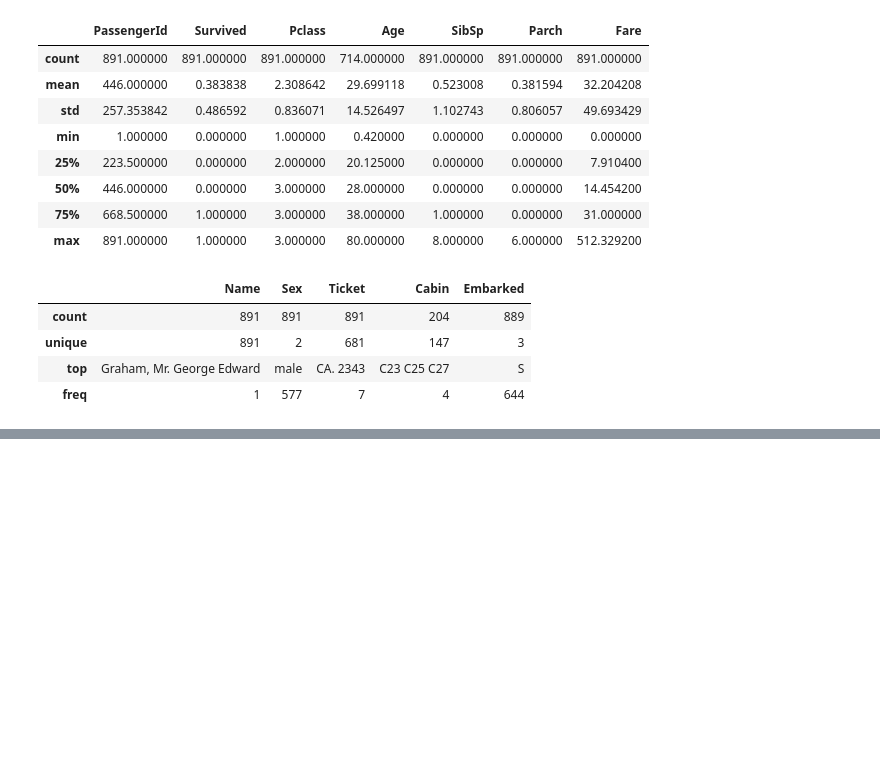
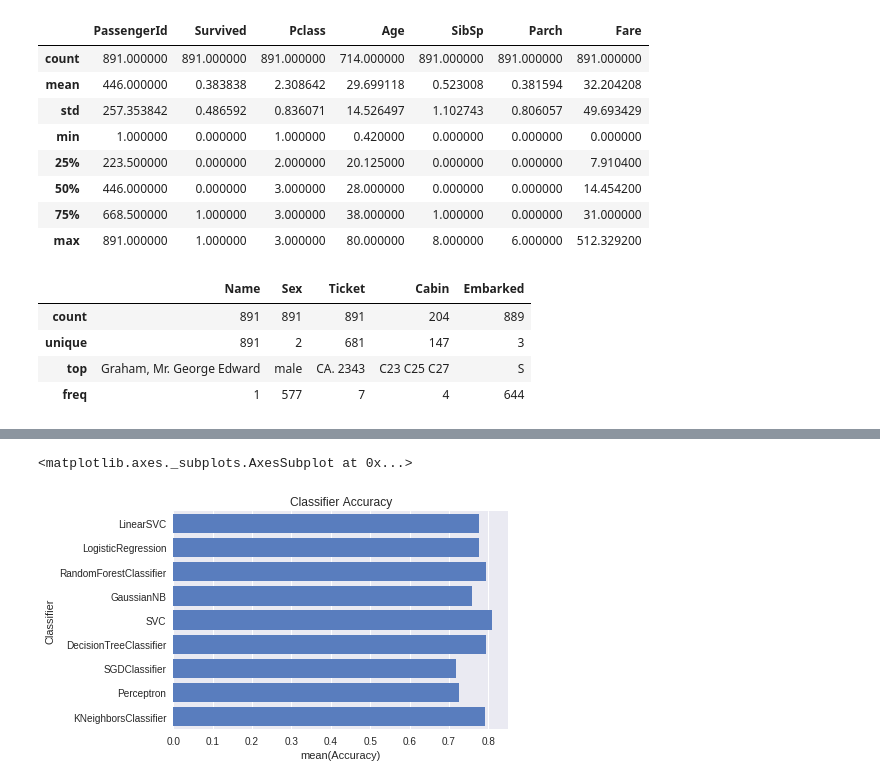
Before and after one commit to RathanakSreang/MachineLearning, a Jupyter notebook: kaggle/titanic/titanic.ipynb, the cells around one changed output, grey strips where cells are left out. Drawn from its saved outputs; the diff is of its cells as text; code cells hidden in the pictures; blank space fills up the shorter version.

```diff
--- a/kaggle/titanic/titanic.ipynb
+++ b/kaggle/titanic/titanic.ipynb
@@ -23 +23,5 @@ dataset = pd.read_csv('train.csv')
+# %%
+train_df = pd.read_csv('train.csv')
+test_df = pd.read_csv('test.csv')
+full_data = [train_df, test_df]
 # %%
@@ -101,0 +219,10 @@ dataset.describe(include='all')
+# %%
+# 7. Fare
+# There is some missing value in these feature.
+# And we will replace it with the median.
+# Then we can categorize it into 4 ranges.
+for dataset in full_data:
+    dataset['Fare'] = dataset['Fare'].fillna(dataset['Fare'].median())
+
+train_df['CategoricalFare'] = pd.qcut(train_df['Fare'], 4)
+print(train_df[['CategoricalFare', 'Survived']].groupby(['CategoricalFare']).mean())
@@ -101,0 +296,47 @@ dataset.describe(include='all')
+# %%
+# Classifier Comparision
+classifiers = [
+    KNeighborsClassifier(3),
+    SVC(probability=True),
+    DecisionTreeClassifier(),
+    RandomForestClassifier(),
+    GaussianNB(),
+    LogisticRegression(),
+    Perceptron(),
+    SGDClassifier(),
+    LinearSVC()
+]
+log_cols = ["Classifier", "Accuracy"]
+log = pd.DataFrame(columns=log_cols)
+sss = StratifiedShuffleSplit(n_splits=10, test_size=0.1, random_state=0)
+X = trainingSet[0::, 1::]
+y = trainingSet[0::, 0]
+
+acc_dict = {}
+for train_index, test_index in sss.split(X,y):
+    X_train, X_test = X[train_index], X[test_index]
+    y_train, y_test = y[train_index], y[test_index]
+
+    for clf in classifiers:
+        name = clf.__class__.__name__
+        clf.fit(X_train, y_train)
+        train_predictions = clf.predict(X_test)
+        acc = accuracy_score(y_test, train_predictions)
+        if name in acc_dict:
+            acc_dict[name] += acc
+        else:
+            acc_dict[name] = acc
+
+for clf in acc_dict:
+    acc_dict[clf] = acc_dict[clf] / 10.0
+    log_entry = pd.DataFrame([[clf, acc_dict[clf]]], columns=log_cols)
+    log = log.append(log_entry)
+
+plt.xlabel('Accuracy')
+plt.title('Classifier Accuracy')
+
+sns.set_color_codes("muted")
+sns.barplot(x='Accuracy', y='Classifier', data=log, color='b')
+# %% [output]
+<matplotlib.axes._subplots.AxesSubplot at 0x...>
+[figure, added]
```
Also changed, not shown: parts of 23 cells of this notebook, 1 other file.
